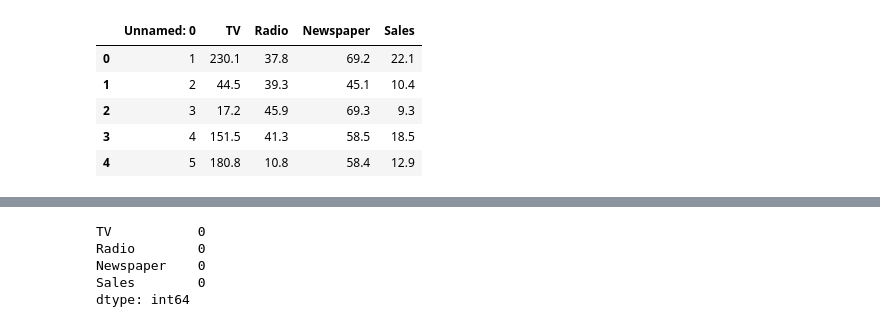
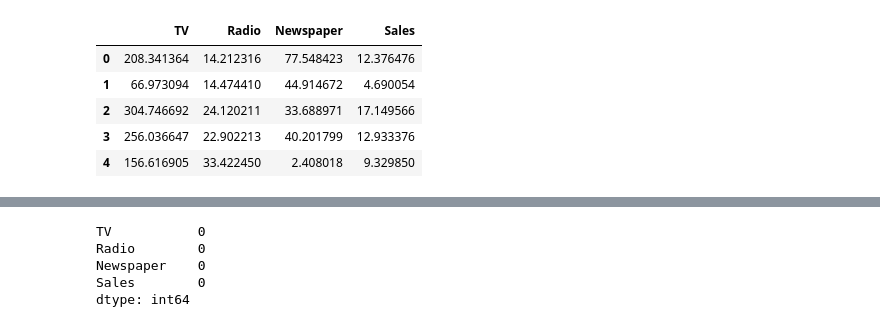
Before and after one commit to muhdjawad03/advertising-sales-prediction, a Jupyter notebook: model-training.ipynb, the cells around one changed output, grey strips where cells are left out. Saved outputs shown, nothing was run; the diff lists cells and outputs as text; code cells hidden in the pictures.

```diff
--- a/model-training.ipynb
+++ b/model-training.ipynb
@@ -6,14 +6,14 @@ import seaborn as sns
 %matplotlib inline
 # %%
 # Read the dataset
-df = pd.read_csv("datasets/Advertising.csv", header=0)
+df = pd.read_csv("datasets/Generated_Advertising.csv", header=0)
 df.head()
 # %% [output]
-|  | Unnamed: 0 | TV | Radio | Newspaper | Sales |
-| 0 | 1 | 230.1 | 37.8 | 69.2 | 22.1 |
-| 1 | 2 | 44.5 | 39.3 | 45.1 | 10.4 |
-| 2 | 3 | 17.2 | 45.9 | 69.3 | 9.3 |
-| 3 | 4 | 151.5 | 41.3 | 58.5 | 18.5 |
-| 4 | 5 | 180.8 | 10.8 | 58.4 | 12.9 |
+|  | TV | Radio | Newspaper | Sales |
+| 0 | 208.341364 | 14.212316 | 77.548423 | 12.376476 |
+| 1 | 66.973094 | 14.474410 | 44.914672 | 4.690054 |
+| 2 | 304.746692 | 24.120211 | 33.688971 | 17.149566 |
+| 3 | 256.036647 | 22.902213 | 40.201799 | 12.933376 |
+| 4 | 156.616905 | 33.422450 | 2.408018 | 9.329850 |
 # %%
 # Drop unnecessary columns
```
Also changed, not shown: parts of 6 cells of this notebook, 4 other files.
